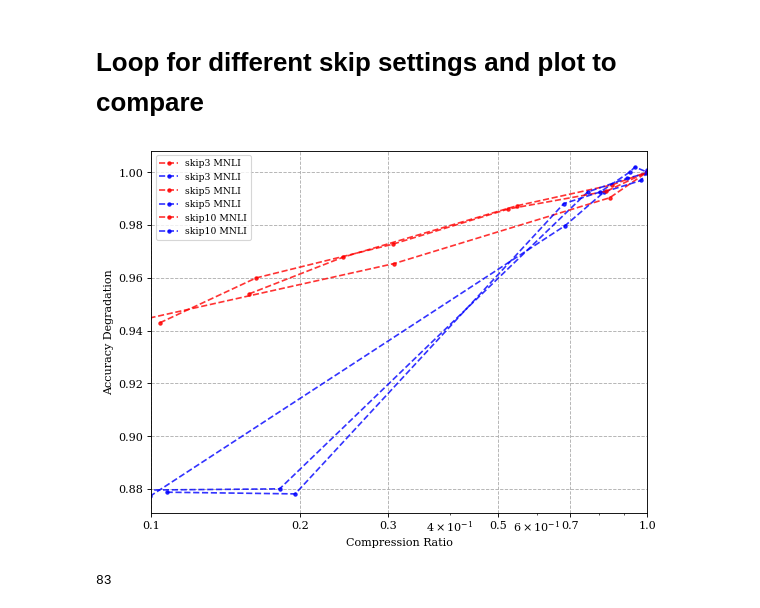
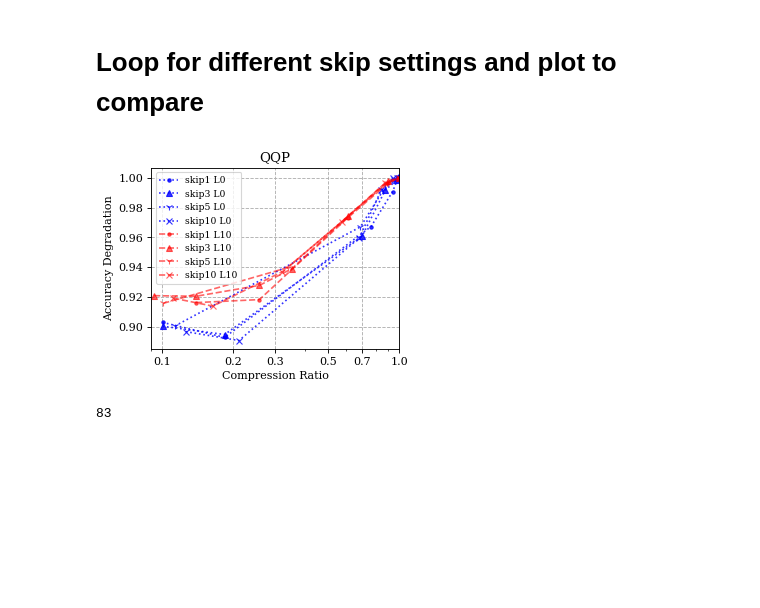
Before and after one commit to sergicastellasape/semantic-compression, a Jupyter notebook: plotting_figures.ipynb, the cells around one changed output. Cells and saved outputs as stored; diff of their text form; code cells hidden in the pictures; blank space fills up the shorter version.

```diff
--- a/plotting_figures.ipynb
+++ b/plotting_figures.ipynb
@@ -224,59 +240,69 @@ original_performance['layer10']['QQP'] = (1.0, 0.853)
 
 
 
-name = 'layer10-skip-ablation'
-directory = f"/Users/sergicastellasape/Desktop/{name}/"
-all_results = read_file_skip_in_dir(directory,
-                                    tasks=['SST2', 'MNLI', 'QQP'],
-                                    layer=10,
-                                    original_performance=original_performance)
-all_results0 = read_file_skip_in_dir(f"/Users/sergicastellasape/Desktop/layer0-skip-ablation/",
+name0 = 'gold-layer0-skip-ablation'
+name10 = 'gold-layer10-skip-ablation'
+directory0 = f"/Users/sergicastellasape/Desktop/{name0}/"
+directory10 = f"/Users/sergicastellasape/Desktop/{name10}/"
+all_results0 = read_file_skip_in_dir(directory0,
                                     tasks=['SST2', 'MNLI', 'QQP'],
                                     layer=0,
                                     original_performance=original_performance)
-#print(all_results['skip3'])
+all_results10 = read_file_skip_in_dir(directory10,
+                                      tasks=['SST2', 'MNLI', 'QQP'],
+                                      layer=10,
+                                      original_performance=original_performance)
+#all_results['skip1']
 # %%
-fig = plt.figure(num=None, figsize=(8, 6), dpi=80, facecolor='w', edgecolor='k')
-line = {'skip3':'--', 'skip5':':', 'skip10':'-.'}
+fig = plt.figure(num=None, figsize=(4, 3), dpi=80, facecolor='w', edgecolor='k')
+line = {'skip1': '-.', 'skip3':'--', 'skip5':':', 'skip10':'-.'}
 marker = {'skip1':'.', 'skip3':'^', 'skip5':'1', 'skip10':'x'}
 colors = {'skip1':'c', 'skip3':'m', 'skip5':'y', 'skip10':'r'}
 #line = {'agg':'-.'}
 plt.rcParams["font.family"] = "serif"
+task = "QQP"
 for kind in line.keys():
-#     plot_points(all_results[kind]['SST2'],
-#                 label=kind + ' SST2',
-#                 linestyle='-.' ,
-#                 color=colors[kind],
-#                 normalize=True,
-#                 alpha=0.8,
-#                 marker='x')
-
+    plot_points(all_results0[kind][task],
+                label=kind + ' L0',
+                linestyle=':',
+                color='b',
+                normalize=True,
+                alpha=0.8,
+                marker=marker[kind])
+for kind in line.keys():
+    plot_points(all_results10[kind][task],
+                label=kind + ' L10',
+                linestyle='--' ,
+                color='r',
+                normalize=True,
+                alpha=0.6,
+                marker=marker[kind])
 #     plot_points(all_results[kind]['QQP'],
 #                 label=kind + ' QQP',
 #                 linestyle=':',
 #                 color=colors[kind],
 #                 normalize=True,
 #                 alpha=0.8,
 #                 marker='^')
-    plot_points(all_results[kind]['MNLI'],
-                label=kind + ' MNLI',
-                linestyle='--',
-                color=color=colors[kind],
-                normalize=True,
-                alpha=0.8,
-                marker='.',)
-
+#     plot_points(all_results[kind]['MNLI'],
+#                 label=kind + ' MNLI',
+#                 linestyle='--',
+#                 color=colors[kind],
+#                 normalize=True,
+#                 alpha=0.8,
+#                 marker='.',)
+plt.title(task)
 plt.legend(fontsize='small')
 plt.xscale('log')
 plt.grid(linestyle='--')
-fig.axes[0].set_xlim([0.1, 1.0])
+fig.axes[0].set_xlim([0.09, 1.0])
 plt.xticks([0.1, 0.2, 0.3, 0.5, 0.7, 1.0])
 fig.axes[0].get_xaxis().set_major_formatter(matplotlib.ticker.ScalarFormatter())
 plt.ylabel('Accuracy Degradation')
 plt.xlabel('Compression Ratio')
-plt.savefig(f'figures/{name}.png')
+plt.savefig(f'figures/{task}-skip-ablation.png')
 # %% [output]
-[figure, old version]
+[figure, new version]
 # %%
 len("{'SST2': 0.5627296244554766, 'MNLI': 0.6049953091621398, 'QQP': 0.6312304337778789}")
 # %% [output]
```
Also changed, not shown: parts of 2 cells of this notebook.
